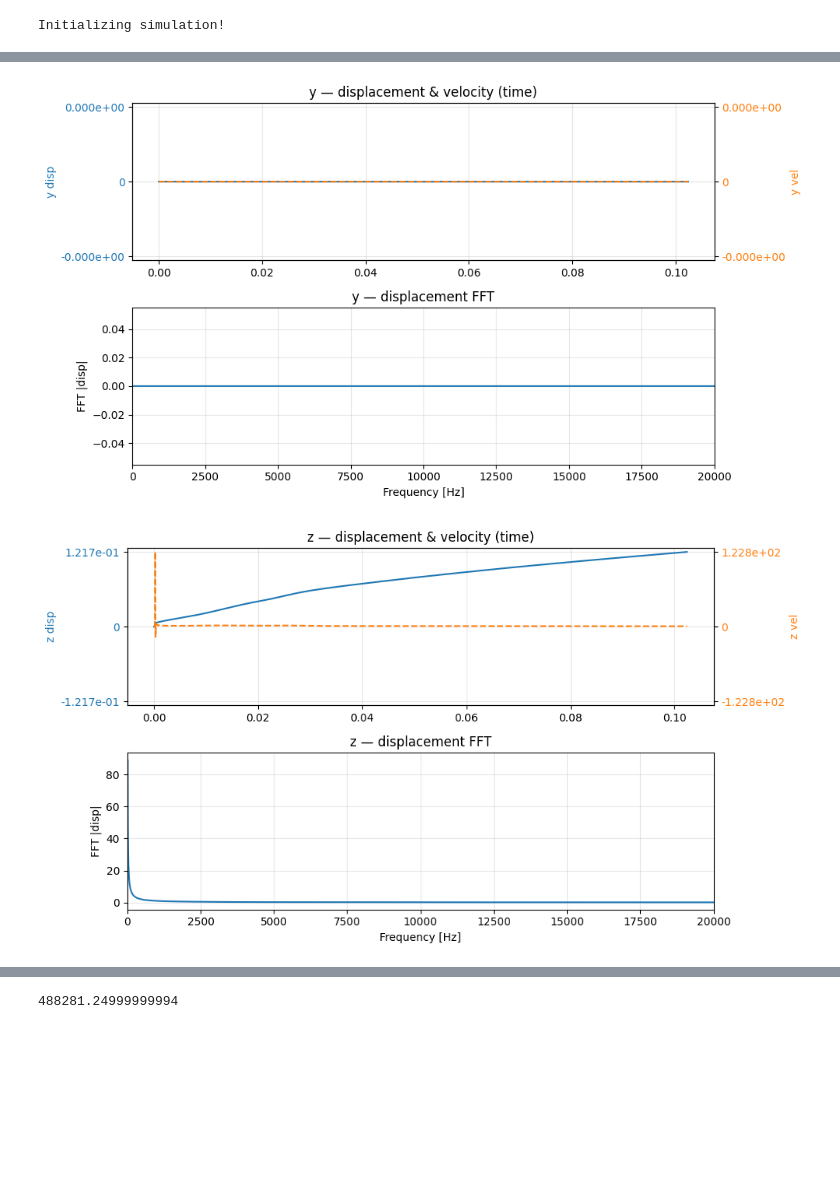
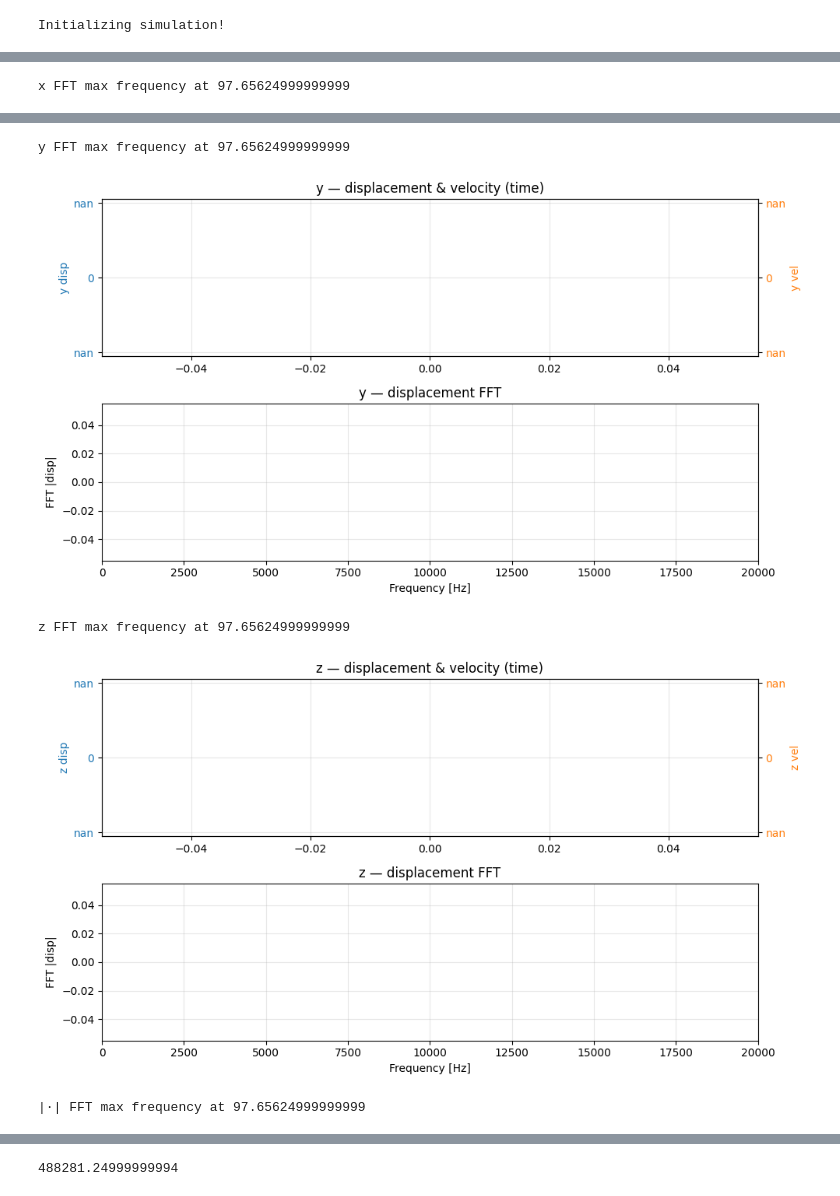
Before and after one commit to sebastian-stubenvoll/wgpu-string-fdm, a Jupyter notebook: Cosserat.ipynb, the cells around one changed output, grey strips where cells are left out. Saved outputs shown, nothing was run; the diff lists cells and outputs as text; code cells hidden in the pictures; blank space fills up the shorter version.

```diff
--- a/Cosserat.ipynb
+++ b/Cosserat.ipynb
@@ -237,9 +272,13 @@ sim.initialize(0.0, 1)
 # %% [output]
 Initializing simulation!
 # %%
-frames = list()
+%%time
 
-for i in range(10):
+node_frames = list()
+edge_frames = list()
+
+for i in range(1):
     sim.compute()
-    f = sim.save()
-    frames.extend(f)
+    n, e = sim.save()
+    node_frames.extend(n)
+    edge_frames.extend(e)
@@ -312,4 +358,4 @@ plot_string_from_frames(frames)
 # %%
-for f in frames:
-    n = f[1]
-    print(n[2])
+for f in node_frames:
+    n = f[-1]
+    print(n[0])
@@ -315,0 +380,4 @@ for f in frames:
+# %%
+for f in edge_frames:
+    e = f[50]
+    print(e[1],  f[51][1])
@@ -443,8 +529,13 @@ def plot_node_pos_vel_moment_fft(
         # ========================================================
         # 3. FFT of displacement
         # ========================================================
+        bins = fft_mag(p_data)
+        idx = np.argmax(bins[1:]) + 1
+
+        largest_component = freqs[idx]
+        print(f'{label} FFT max frequency at {largest_component}')
         axf = axes[plot_idx]
-        axf.plot(freqs, fft_mag(p_data), color="tab:blue")
+        axf.plot(freqs, bins, color="tab:blue")
         axf.set_ylabel("FFT |disp|")
         axf.set_xlabel("Frequency [Hz]")
         axf.set_title(f"{label} — displacement FFT")
@@ -456,5 +547,6 @@ def plot_node_pos_vel_moment_fft(
         plt.tight_layout()
         plt.show()
 # %%
-plot_node_pos_vel_moment_fft(frames, nodes, dt, oversampling_factor, node_index=50)
+plot_node_pos_vel_moment_fft(node_frames, nodes, dt, oversampling_factor, node_index=60)
 # %% [output]
+x FFT max frequency at 97.65624999999999
@@ -462,2 +554,5 @@ plot_node_pos_vel_moment_fft(frames, nodes, dt, oversampling_factor, node_index=
+y FFT max frequency at 97.65624999999999
-[figure, old version]
+[figure, new version]
+z FFT max frequency at 97.65624999999999
-[figure, old version]
+[figure, new version]
+|·| FFT max frequency at 97.65624999999999
```
Also changed, not shown: parts of 11 cells of this notebook, 3 other files.
